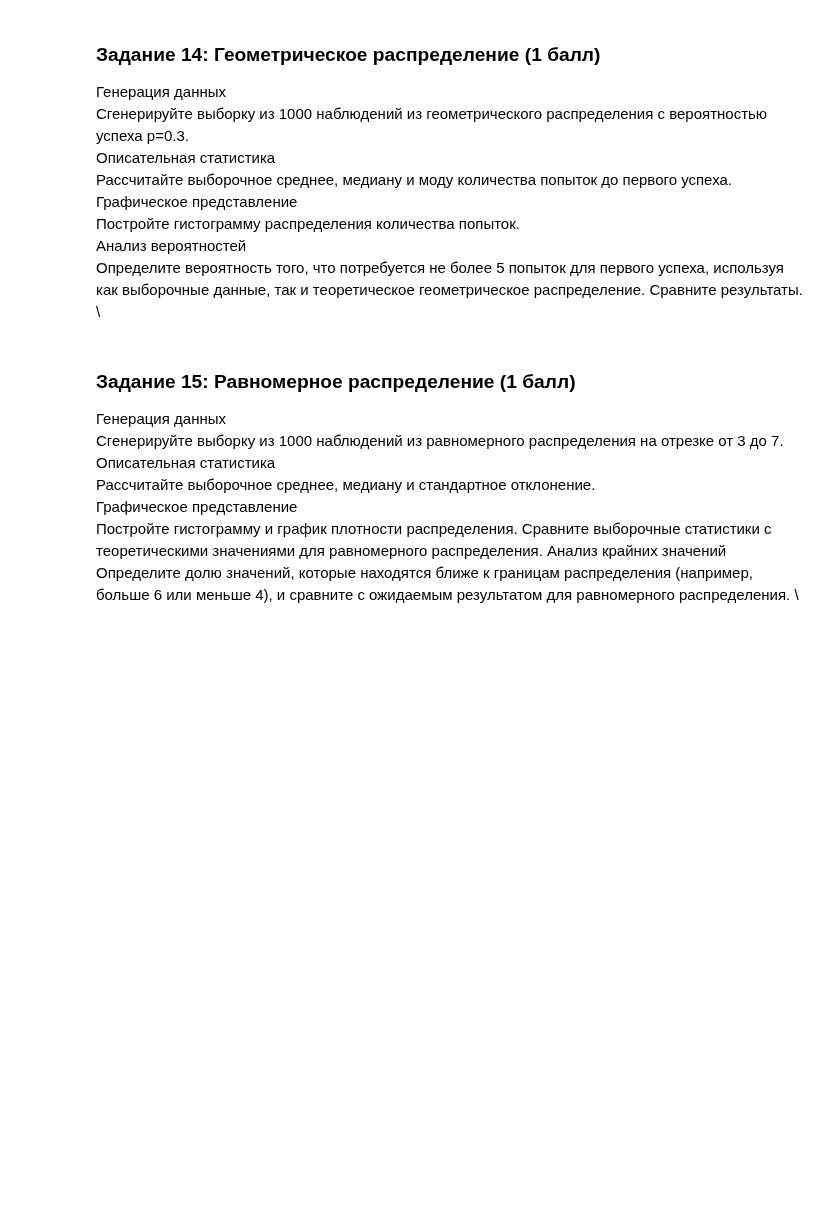
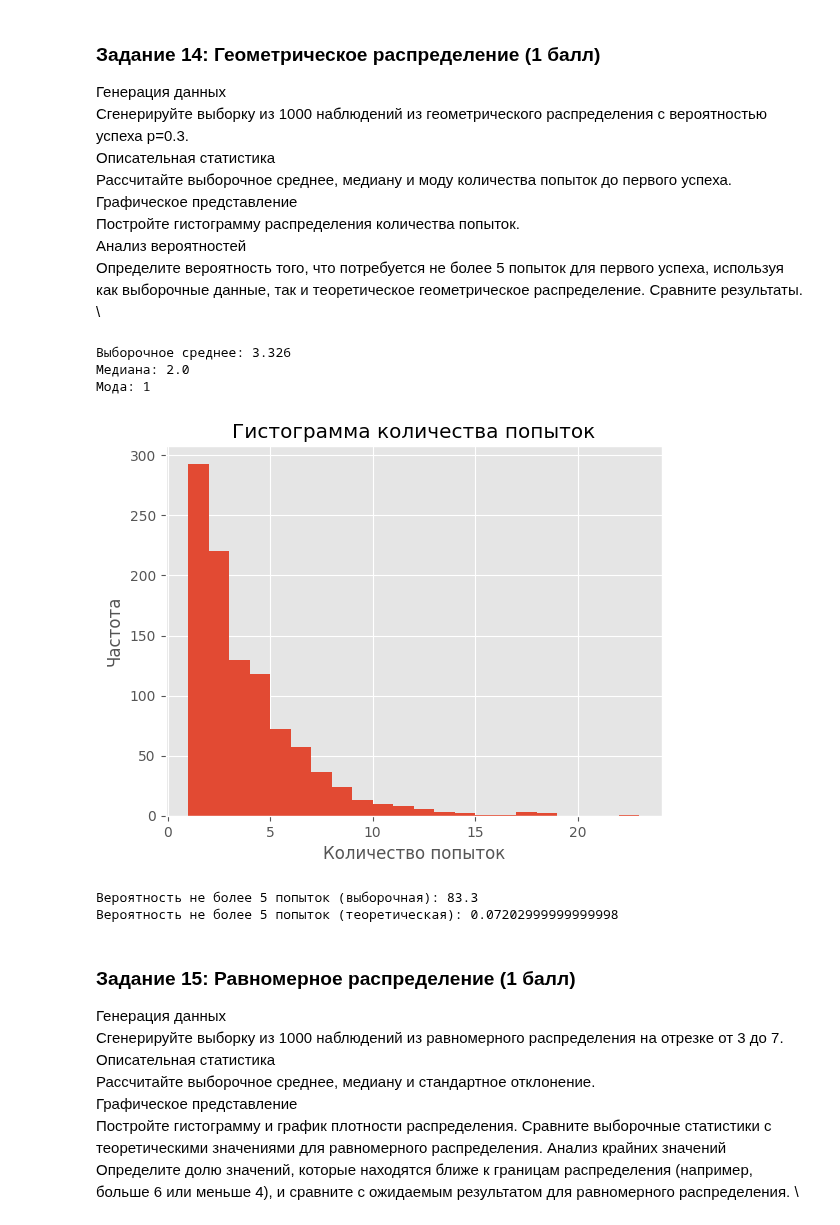
Before and after one commit to hilkovich/itmo_math_stat, a Jupyter notebook: homework_1/HW_1.ipynb, the cells around one changed output. Drawn from its saved outputs; the diff is of its cells as text; code cells hidden in the pictures; blank space fills up the shorter version.

```diff
--- a/homework_1/HW_1.ipynb
+++ b/homework_1/HW_1.ipynb
@@ -478,6 +478,46 @@ print("Теоретическая вероятность:", theoretical_probabil
 Постройте гистограмму распределения количества попыток. \
 Анализ вероятностей \
 Определите вероятность того, что потребуется не более 5 попыток для первого успеха, используя как выборочные данные, так и теоретическое геометрическое распределение. Сравните результаты. \
+# %%
+# Генерация данных
+p = 0.3
+
+sample_geom = geom.rvs(p, size=1000)
+# %%
+# Описательная статистика
+mean_geom = np.mean(sample_geom)
+median_geom = np.median(sample_geom)
+mode_geom = np.bincount(sample_geom).argmax()
+
+print(f"Выборочное среднее: {mean_geom}")
+print(f"Медиана: {median_geom}")
+print(f"Мода: {mode_geom}")
+# %% [output]
+Выборочное среднее: 3.326
+Медиана: 2.0
+Мода: 1
+# %%
+# Графическое представление
+plt.hist(sample_geom, bins=np.arange(sample_geom.min(), sample_geom.max() + 1))
+plt.title("Гистограмма количества попыток")
+plt.xlabel("Количество попыток")
+plt.ylabel("Частота")
+
+plt.show()
+# %% [output]
+[figure, added]
+# %%
+# Анализ вероятностей
+probability_5_attempts = sum(sample_geom <= 5) / n
+
+# Теоретическая вероятность
+theoretical_probability = p * (1 - p) ** 4
+
+print(f"Вероятность не более 5 попыток (выборочная): {probability_5_attempts}")
+print(f"Вероятность не более 5 попыток (теоретическая): {theoretical_probability}")
+# %% [output]
+Вероятность не более 5 попыток (выборочная): 83.3
+Вероятность не более 5 попыток (теоретическая): 0.07202999999999998
 # %% [markdown]
 ### Задание 15: Равномерное распределение (1 балл)
 Генерация данных \
```
Also changed, not shown: parts of 1 cell of this notebook.
